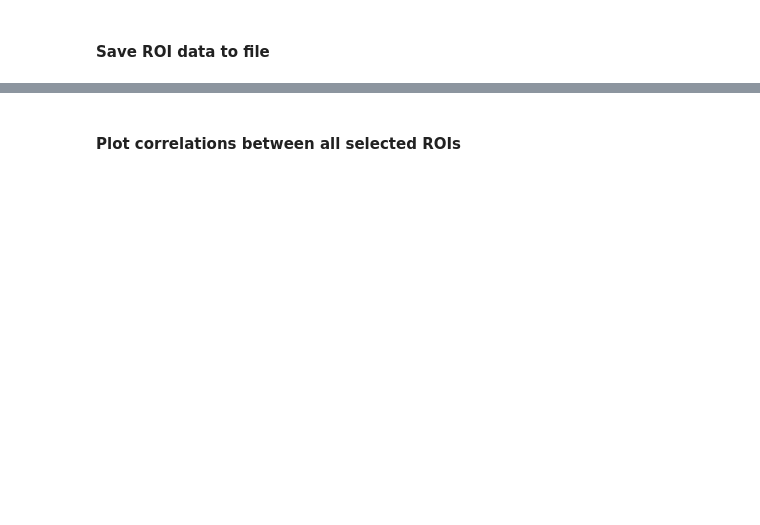
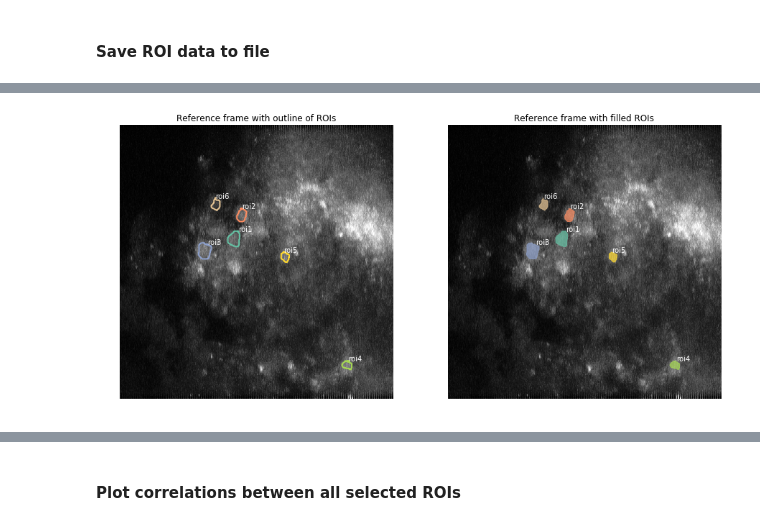
Before and after one commit to hjmh/beeImaging, a Jupyter notebook: AnalyzeImaging.ipynb, the cells around one changed output, grey strips where cells are left out. Saved outputs shown, nothing was run; the diff lists cells and outputs as text; code cells hidden in the pictures; blank space fills up the shorter version.

```diff
--- a/AnalyzeImaging.ipynb
+++ b/AnalyzeImaging.ipynb
@@ -241,0 +227,2 @@ fig.savefig(saveDir+sep+'rois_'+expt[:-4]+'.pdf', format = 'pdf')
+# %%
+rois = slctStackWin.rois
@@ -242,3 +231,7 @@ fig.savefig(saveDir+sep+'rois_'+expt[:-4]+'.pdf', format = 'pdf')
+# %%
+# Currently F_0 is estimated for the whole time series (ok, if time series is short)
+baseLinePercent = 20
+offset = 0.00001
 # %% [markdown]
 #### Save ROI data to file
 # %%
@@ -297,0 +330,16 @@ fig.savefig(saveDir+sep+'roi-traces_'+expt[:-4]+'.pdf', format = 'pdf')
+# %%
+# generate roi color map
+nrois = len(rois)
+cNorm  = colors.Normalize(vmin=0, vmax=nrois)
+roiCMap = plt.cm.ScalarMappable(norm=cNorm,cmap='Set2')
+# %%
+fig, axs = plt.subplots(1,2, figsize=(15,8))
+axs[0] = illustrateRoiOutline(roiData, axs[0], roiCMap, 'Reference frame with outline of ROIs')
+axs[1] = illustrateRoiArea(roiData, axs[1], roiCMap, 'Reference frame with filled ROIs')
+
+for ax in axs:
+    ax.axis('off')
+
+fig.savefig(saveDir+sep+'roi-viz_'+expt[:-4]+'.pdf', format = 'pdf')
+# %% [output]
+[figure, added]
```
Also changed, not shown: parts of 35 cells of this notebook.
